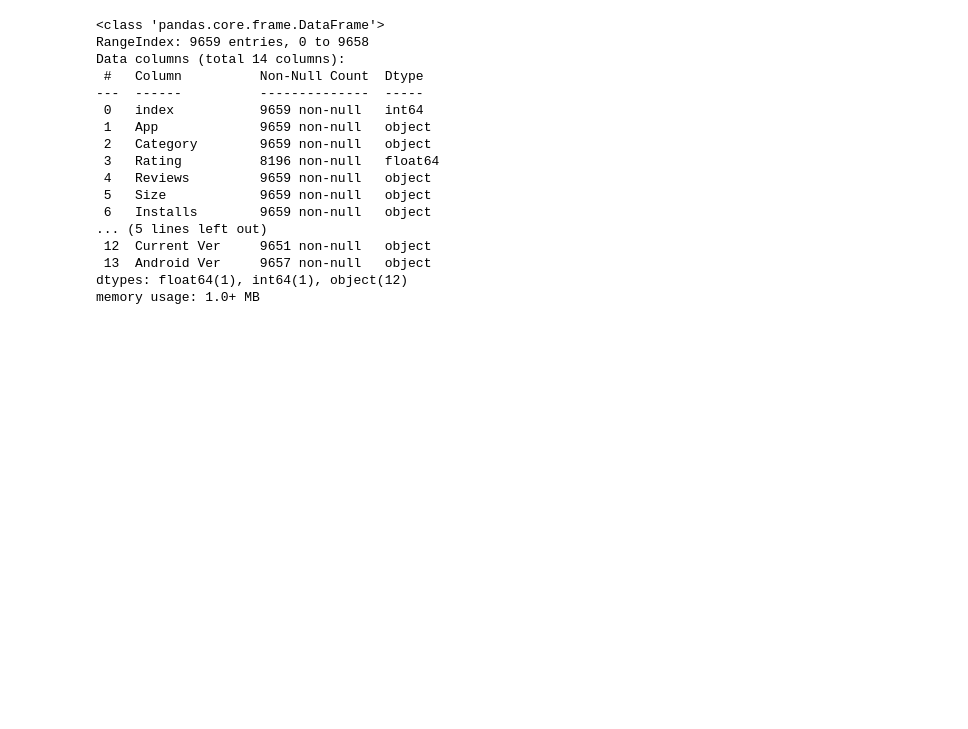
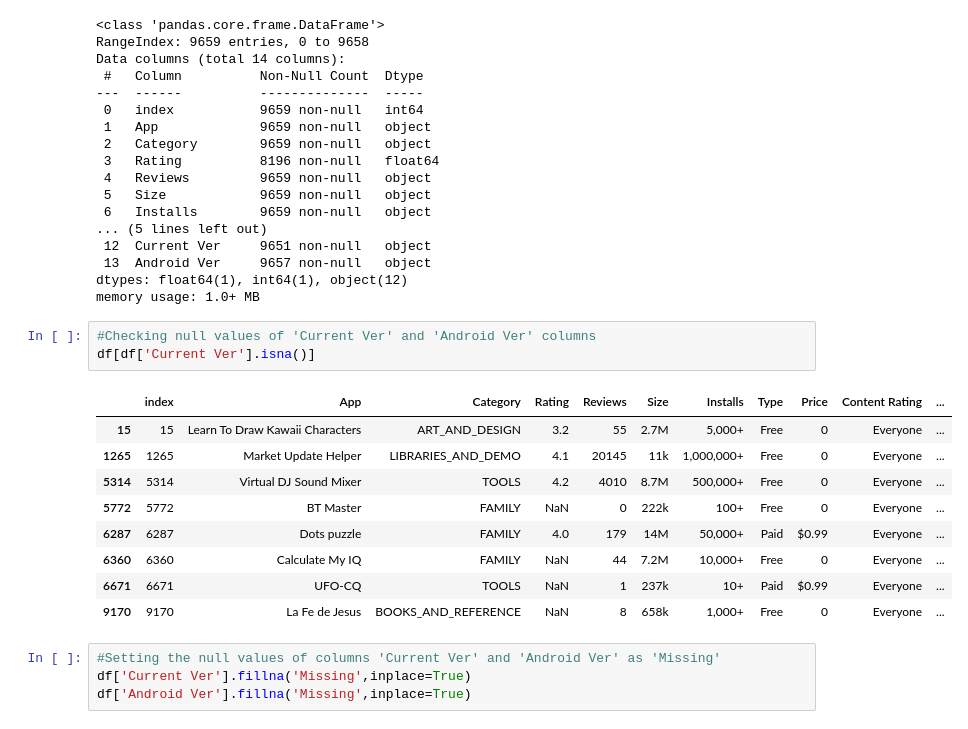
Before and after one commit to asadalam1/play_store_app_analysis, a Jupyter notebook: Play_Store_App_Review_Analysis_Capstone_Project.ipynb, the cells around one changed output. Drawn from its saved outputs; the diff is of its cells as text; blank space fills up the shorter version.

```diff
--- a/Play_Store_App_Review_Analysis_Capstone_Project.ipynb
+++ b/Play_Store_App_Review_Analysis_Capstone_Project.ipynb
@@ -205,3 +207,20 @@ Data columns (total 14 columns):
  13  Android Ver     9657 non-null   object
 dtypes: float64(1), int64(1), object(12)
 memory usage: 1.0+ MB
+# %%
+#Checking null values of 'Current Ver' and 'Android Ver' columns
+df[df['Current Ver'].isna()]
+# %% [output]
+|  | index | App | Category | Rating | Reviews | Size | Installs | Type | Price | Content Rating | ... |
+| 15 | 15 | Learn To Draw Kawaii Characters | ART_AND_DESIGN | 3.2 | 55 | 2.7M | 5,000+ | Free | 0 | Everyone | ... |
+| 1265 | 1265 | Market Update Helper | LIBRARIES_AND_DEMO | 4.1 | 20145 | 11k | 1,000,000+ | Free | 0 | Everyone | ... |
+| 5314 | 5314 | Virtual DJ Sound Mixer | TOOLS | 4.2 | 4010 | 8.7M | 500,000+ | Free | 0 | Everyone | ... |
+| 5772 | 5772 | BT Master | FAMILY | NaN | 0 | 222k | 100+ | Free | 0 | Everyone | ... |
+| 6287 | 6287 | Dots puzzle | FAMILY | 4.0 | 179 | 14M | 50,000+ | Paid | $0.99 | Everyone | ... |
+| 6360 | 6360 | Calculate My IQ | FAMILY | NaN | 44 | 7.2M | 10,000+ | Free | 0 | Everyone | ... |
+| 6671 | 6671 | UFO-CQ | TOOLS | NaN | 1 | 237k | 10+ | Paid | $0.99 | Everyone | ... |
+| 9170 | 9170 | La Fe de Jesus | BOOKS_AND_REFERENCE | NaN | 8 | 658k | 1,000+ | Free | 0 | Everyone | ... |
+# %%
+#Setting the null values of columns 'Current Ver' and 'Android Ver' as 'Missing'
+df['Current Ver'].fillna('Missing',inplace=True)
+df['Android Ver'].fillna('Missing',inplace=True)
```
Also changed, not shown: parts of 11 cells of this notebook.
